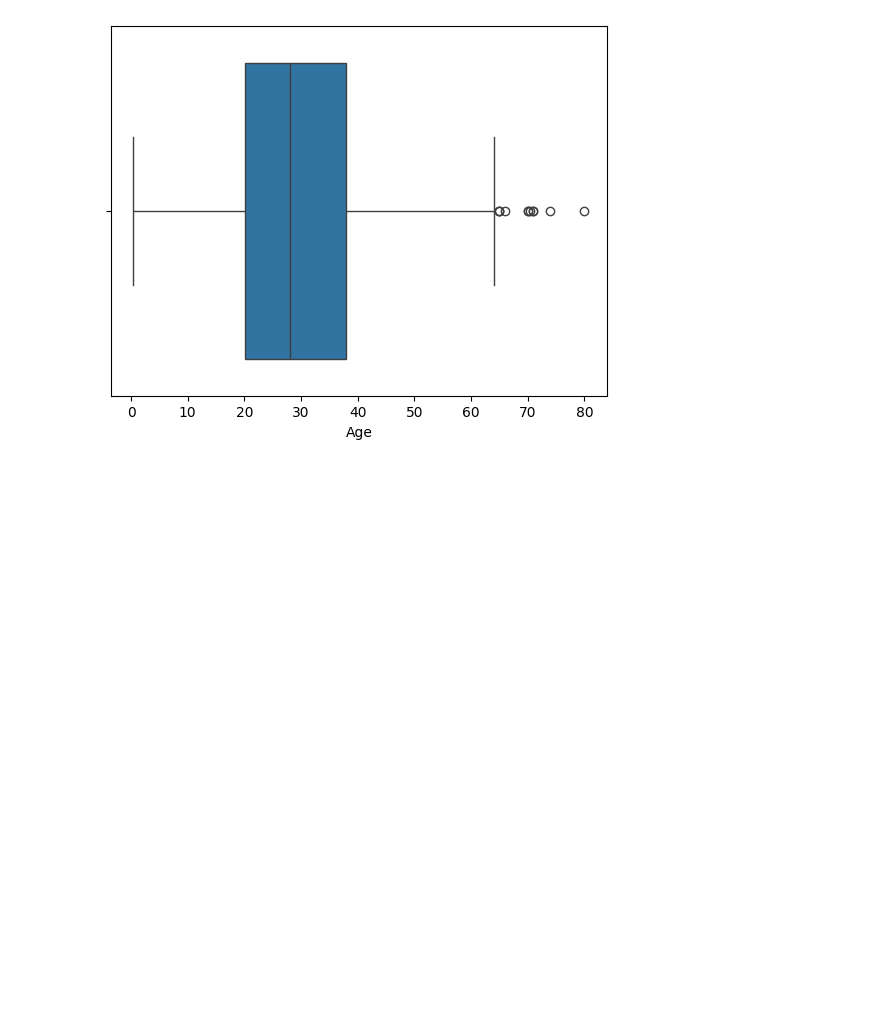
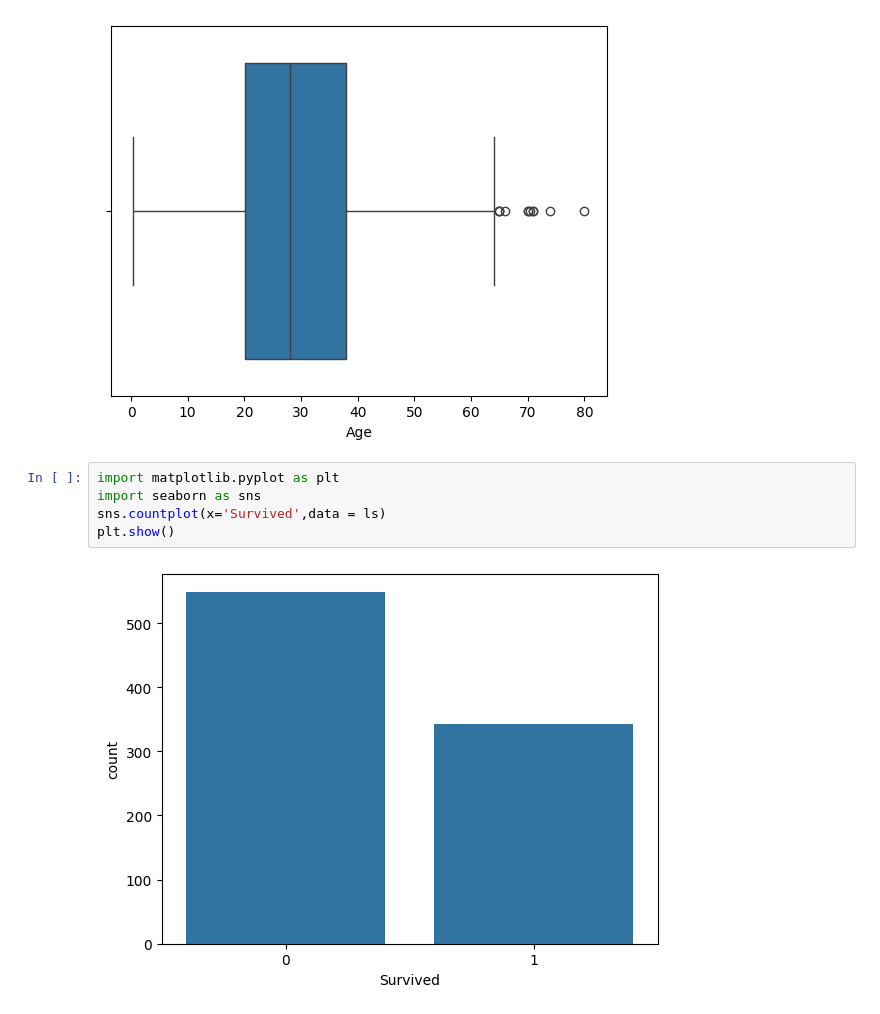
Before and after one commit to Roottoaccess/Semister2_ALL_important_concepts, a Jupyter notebook: AI and ML/data_ingestion.ipynb, the cells around one changed output. Drawn from its saved outputs; the diff is of its cells as text; blank space fills up the shorter version.

Commit message:
Exploratory Data Analysis....

```diff
--- a/AI and ML/data_ingestion.ipynb
+++ b/AI and ML/data_ingestion.ipynb
@@ -705,3 +705,10 @@ sns.boxplot(x='Age',data=ls)
 plt.show()
 # %% [output]
 [figure]
+# %%
+import matplotlib.pyplot as plt
+import seaborn as sns
+sns.countplot(x='Survived',data = ls)
+plt.show()
+# %% [output]
+[figure, added]
```
Also changed, not shown: parts of 17 cells of this notebook.
